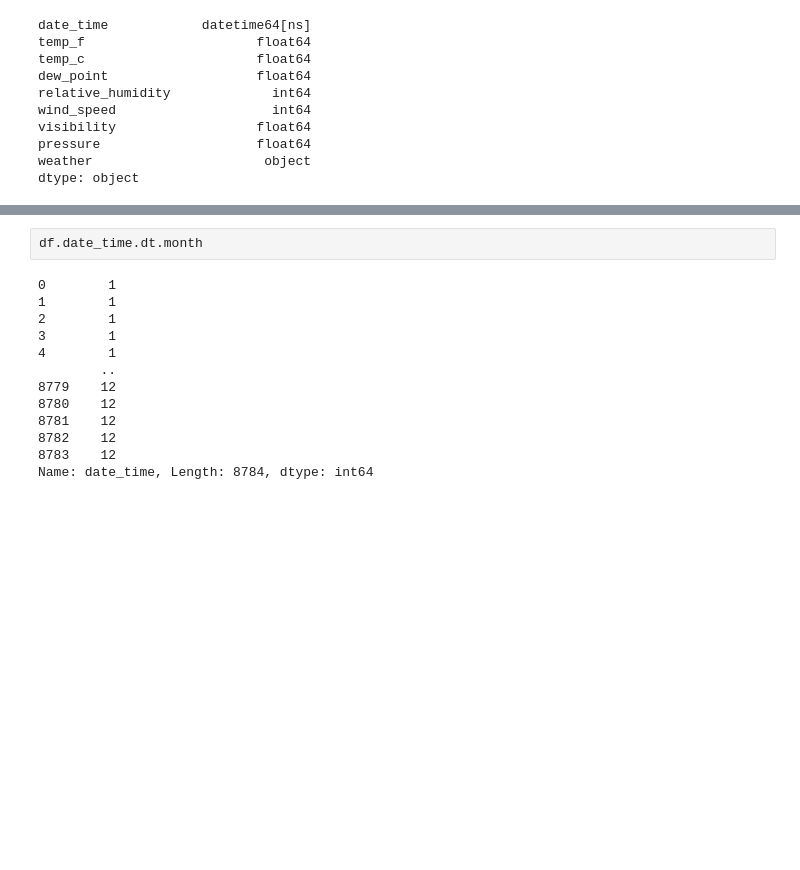
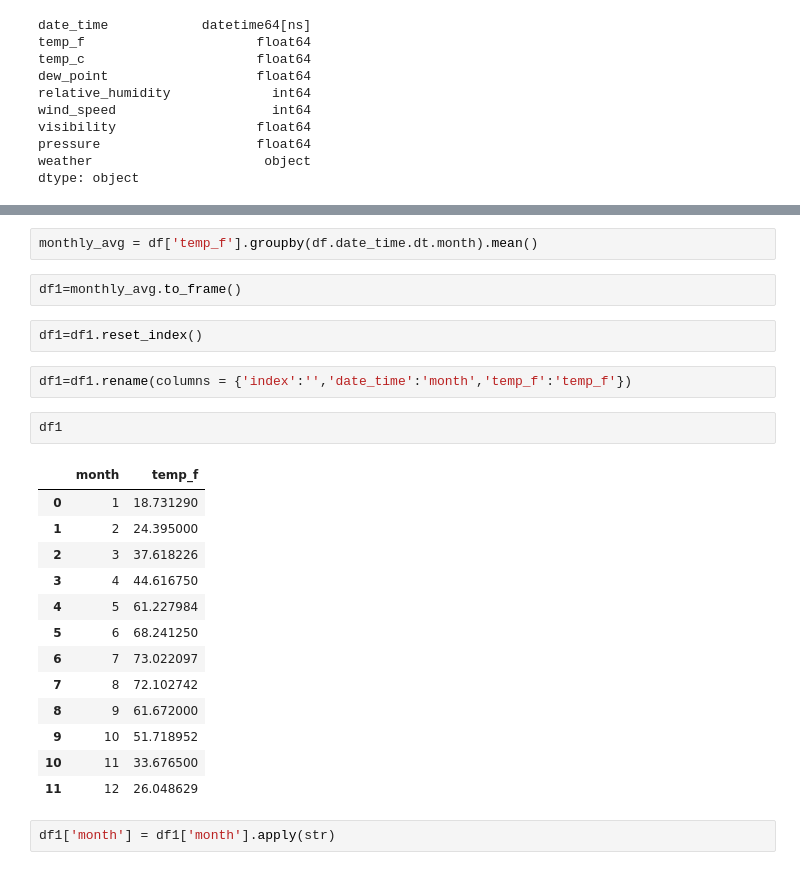
Before and after one commit to JDowBellarmine/IP2_JDD1, a Jupyter notebook: IP2_JDD1.ipynb, the cells around one changed output, grey strips where cells are left out. Cells and saved outputs as stored; diff of their text form; blank space fills up the shorter version.

```diff
--- a/IP2_JDD1.ipynb
+++ b/IP2_JDD1.ipynb
@@ -183,17 +183,28 @@ df.head()
 | 3 | 2012-01-01 03:00:00 | 29.30 | -1.5 | -3.2 | 88 | 6 | 4.0 | 101.27 | Freezing Drizzle,Fog |
 | 4 | 2012-01-01 04:00:00 | 29.30 | -1.5 | -3.3 | 88 | 7 | 4.8 | 101.23 | Fog |
 # %%
-df.date_time.dt.month
+monthly_avg = df['temp_f'].groupby(df.date_time.dt.month).mean()
-# %% [output]
-0        1
-1        1
-2        1
-3        1
-4        1
-        ..
-8779    12
-8780    12
-8781    12
-8782    12
-8783    12
-Name: date_time, Length: 8784, dtype: int64
+# %%
+df1=monthly_avg.to_frame()
+# %%
+df1=df1.reset_index()
+# %%
+df1=df1.rename(columns = {'index':'','date_time':'month','temp_f':'temp_f'})
+# %%
+df1
+# %% [output]
+|  | month | temp_f |
+| 0 | 1 | 18.731290 |
+| 1 | 2 | 24.395000 |
+| 2 | 3 | 37.618226 |
+| 3 | 4 | 44.616750 |
+| 4 | 5 | 61.227984 |
+| 5 | 6 | 68.241250 |
+| 6 | 7 | 73.022097 |
+| 7 | 8 | 72.102742 |
+| 8 | 9 | 61.672000 |
+| 9 | 10 | 51.718952 |
+| 10 | 11 | 33.676500 |
+| 11 | 12 | 26.048629 |
+# %%
+df1['month'] = df1['month'].apply(str)
```
Also changed, not shown: parts of 18 cells of this notebook, 3 other files.
